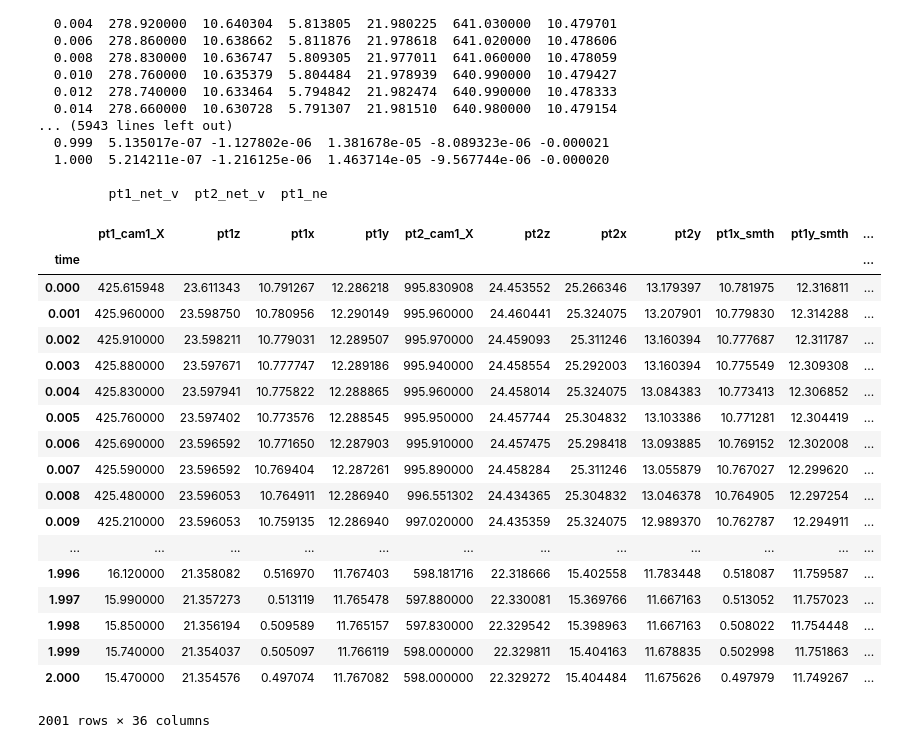
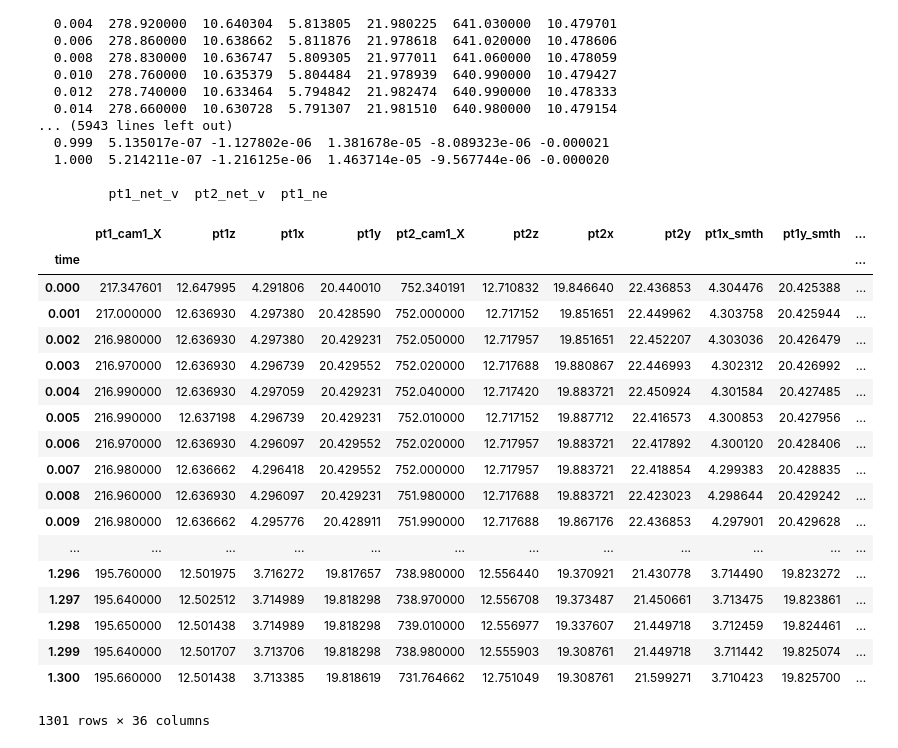
Before and after one commit to kfeilich/FishTrackProcessing, a Jupyter notebook: AccelerationCodeTesting.ipynb, the cells around one changed output. Saved outputs shown, nothing was run; the diff lists cells and outputs as text; code cells hidden in the pictures.

```diff
--- a/AccelerationCodeTesting.ipynb
+++ b/AccelerationCodeTesting.ipynb
@@ -87,27 +87,27 @@ tracklist
 
          pt1_net_v  pt2_net_v  pt1_ne
 # %%
-tracklist['Bass1S08']['data']
+tracklist['Bass1S01']['data']
 # %% [output]
 |  | pt1_cam1_X | pt1z | pt1x | pt1y | pt2_cam1_X | pt2z | pt2x | pt2y | pt1x_smth | pt1y_smth | ... |
 | time |  |  |  |  |  |  |  |  |  |  | ... |
-| 0.000 | 425.615948 | 23.611343 | 10.791267 | 12.286218 | 995.830908 | 24.453552 | 25.266346 | 13.179397 | 10.781975 | 12.316811 | ... |
-| 0.001 | 425.960000 | 23.598750 | 10.780956 | 12.290149 | 995.960000 | 24.460441 | 25.324075 | 13.207901 | 10.779830 | 12.314288 | ... |
-| 0.002 | 425.910000 | 23.598211 | 10.779031 | 12.289507 | 995.970000 | 24.459093 | 25.311246 | 13.160394 | 10.777687 | 12.311787 | ... |
-| 0.003 | 425.880000 | 23.597671 | 10.777747 | 12.289186 | 995.940000 | 24.458554 | 25.292003 | 13.160394 | 10.775549 | 12.309308 | ... |
-| 0.004 | 425.830000 | 23.597941 | 10.775822 | 12.288865 | 995.960000 | 24.458014 | 25.324075 | 13.084383 | 10.773413 | 12.306852 | ... |
-| 0.005 | 425.760000 | 23.597402 | 10.773576 | 12.288545 | 995.950000 | 24.457744 | 25.304832 | 13.103386 | 10.771281 | 12.304419 | ... |
-| 0.006 | 425.690000 | 23.596592 | 10.771650 | 12.287903 | 995.910000 | 24.457475 | 25.298418 | 13.093885 | 10.769152 | 12.302008 | ... |
-| 0.007 | 425.590000 | 23.596592 | 10.769404 | 12.287261 | 995.890000 | 24.458284 | 25.311246 | 13.055879 | 10.767027 | 12.299620 | ... |
-| 0.008 | 425.480000 | 23.596053 | 10.764911 | 12.286940 | 996.551302 | 24.434365 | 25.304832 | 13.046378 | 10.764905 | 12.297254 | ... |
-| 0.009 | 425.210000 | 23.596053 | 10.759135 | 12.286940 | 997.020000 | 24.435359 | 25.324075 | 12.989370 | 10.762787 | 12.294911 | ... |
+| 0.000 | 217.347601 | 12.647995 | 4.291806 | 20.440010 | 752.340191 | 12.710832 | 19.846640 | 22.436853 | 4.304476 | 20.425388 | ... |
+| 0.001 | 217.000000 | 12.636930 | 4.297380 | 20.428590 | 752.000000 | 12.717152 | 19.851651 | 22.449962 | 4.303758 | 20.425944 | ... |
+| 0.002 | 216.980000 | 12.636930 | 4.297380 | 20.429231 | 752.050000 | 12.717957 | 19.851651 | 22.452207 | 4.303036 | 20.426479 | ... |
+| 0.003 | 216.970000 | 12.636930 | 4.296739 | 20.429552 | 752.020000 | 12.717688 | 19.880867 | 22.446993 | 4.302312 | 20.426992 | ... |
+| 0.004 | 216.990000 | 12.636930 | 4.297059 | 20.429231 | 752.040000 | 12.717420 | 19.883721 | 22.450924 | 4.301584 | 20.427485 | ... |
+| 0.005 | 216.990000 | 12.637198 | 4.296739 | 20.429231 | 752.010000 | 12.717152 | 19.887712 | 22.416573 | 4.300853 | 20.427956 | ... |
+| 0.006 | 216.970000 | 12.636930 | 4.296097 | 20.429552 | 752.020000 | 12.717957 | 19.883721 | 22.417892 | 4.300120 | 20.428406 | ... |
+| 0.007 | 216.980000 | 12.636662 | 4.296418 | 20.429552 | 752.000000 | 12.717957 | 19.883721 | 22.418854 | 4.299383 | 20.428835 | ... |
+| 0.008 | 216.960000 | 12.636930 | 4.296097 | 20.429231 | 751.980000 | 12.717688 | 19.883721 | 22.423023 | 4.298644 | 20.429242 | ... |
+| 0.009 | 216.980000 | 12.636662 | 4.295776 | 20.428911 | 751.990000 | 12.717688 | 19.867176 | 22.436853 | 4.297901 | 20.429628 | ... |
 | ... | ... | ... | ... | ... | ... | ... | ... | ... | ... | ... | ... |
-| 1.996 | 16.120000 | 21.358082 | 0.516970 | 11.767403 | 598.181716 | 22.318666 | 15.402558 | 11.783448 | 0.518087 | 11.759587 | ... |
-| 1.997 | 15.990000 | 21.357273 | 0.513119 | 11.765478 | 597.880000 | 22.330081 | 15.369766 | 11.667163 | 0.513052 | 11.757023 | ... |
-| 1.998 | 15.850000 | 21.356194 | 0.509589 | 11.765157 | 597.830000 | 22.329542 | 15.398963 | 11.667163 | 0.508022 | 11.754448 | ... |
-| 1.999 | 15.740000 | 21.354037 | 0.505097 | 11.766119 | 598.000000 | 22.329811 | 15.404163 | 11.678835 | 0.502998 | 11.751863 | ... |
-| 2.000 | 15.470000 | 21.354576 | 0.497074 | 11.767082 | 598.000000 | 22.329272 | 15.404484 | 11.675626 | 0.497979 | 11.749267 | ... |
+| 1.296 | 195.760000 | 12.501975 | 3.716272 | 19.817657 | 738.980000 | 12.556440 | 19.370921 | 21.430778 | 3.714490 | 19.823272 | ... |
+| 1.297 | 195.640000 | 12.502512 | 3.714989 | 19.818298 | 738.970000 | 12.556708 | 19.373487 | 21.450661 | 3.713475 | 19.823861 | ... |
+| 1.298 | 195.650000 | 12.501438 | 3.714989 | 19.818298 | 739.010000 | 12.556977 | 19.337607 | 21.449718 | 3.712459 | 19.824461 | ... |
+| 1.299 | 195.640000 | 12.501707 | 3.713706 | 19.818298 | 738.980000 | 12.555903 | 19.308761 | 21.449718 | 3.711442 | 19.825074 | ... |
+| 1.300 | 195.660000 | 12.501438 | 3.713385 | 19.818619 | 731.764662 | 12.751049 | 19.308761 | 21.599271 | 3.710423 | 19.825700 | ... |
-2001 rows × 36 columns
+1301 rows × 36 columns
 # %%
 from plot_track import *
 from plot_accel import *
```
Also changed, not shown: parts of 8 cells of this notebook, 3 other files.
